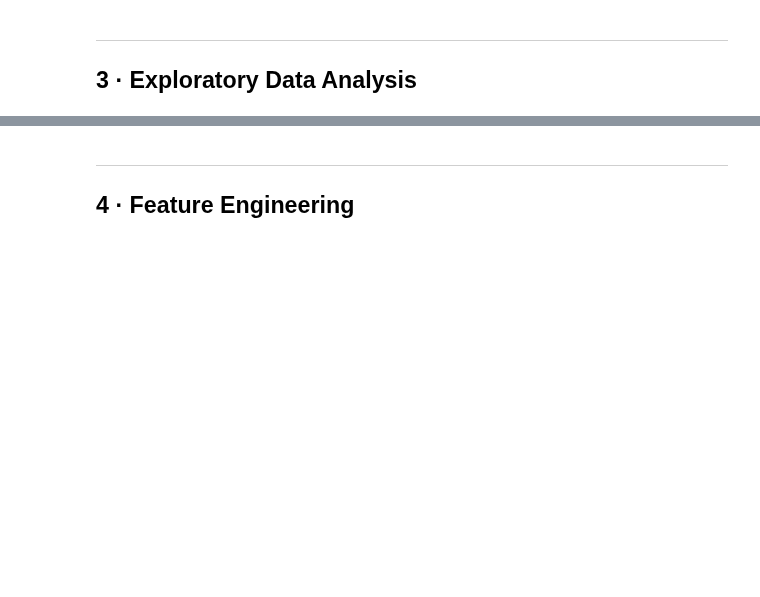
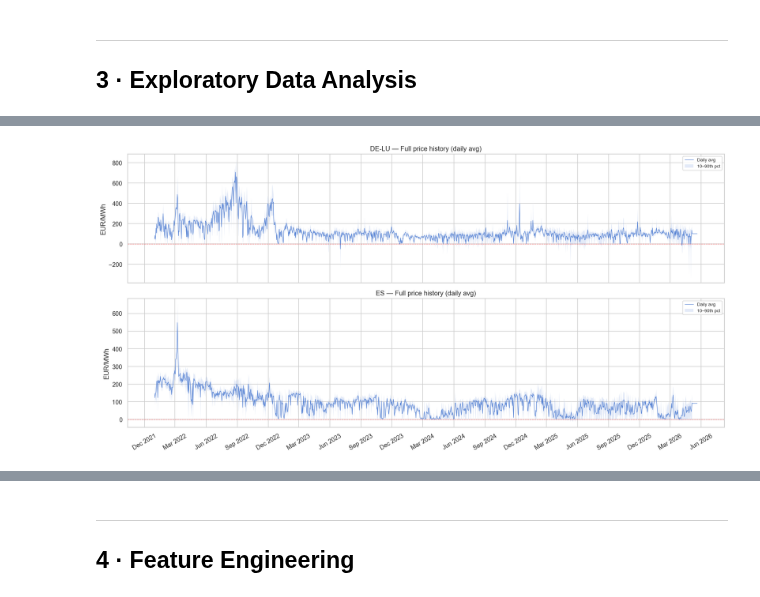
Before and after one commit to lturgut/electricity-forecast, a Jupyter notebook: model.ipynb, the cells around one changed output, grey strips where cells are left out. Saved outputs shown, nothing was run; the diff lists cells and outputs as text; code cells hidden in the pictures; blank space fills up the shorter version.

```diff
--- a/model.ipynb
+++ b/model.ipynb
@@ -211,45 +226,32 @@ print('\nAll data loaded.')
 ## 2 · Preprocessing
 # %%
 def compute_renewable_share(gen_df: pd.DataFrame) -> pd.Series:
-    """
-    renewable_share = (wind_onshore + wind_offshore + solar) / max(total, 1)
-    Falls back gracefully if column names vary.
-    """
     cols = gen_df.columns.tolist()
     wind_cols  = [c for c in cols if 'wind' in c]
-    solar_cols = [c for c in cols if 'solar' or 'photovoltaic' in c]
+    solar_cols = [c for c in cols if 'solar' in c or 'photovoltaic' in c]  # fixed: was always True
     total_cols = [c for c in cols if 'total' in c or 'load' in c]
 
     renew = gen_df[wind_cols + solar_cols].clip(lower=0).sum(axis=1)
     total = gen_df[total_cols].clip(lower=0).sum(axis=1) if total_cols else renew * 2
-    share = (renew / total.replace(0, np.nan)).fillna(method='ffill').clip(0, 1)
+    share = (renew / total.replace(0, np.nan)).ffill().clip(0, 1)  # fixed: ffill() not fillna(method=)
     return share.rename('renewable_share')
 
 
 def merge_zone(zone: str) -> pd.DataFrame:
-    """Merge price + weather (historical then forecast) + renewable_share."""
     prices  = raw[zone]['prices'].copy()
     gen     = raw[zone]['gen'].copy()
     wx_hist = raw[zone]['weather_hist'].copy()
     wx_fcst = raw[zone]['weather_fcst'].copy()
 
-    # Full weather = historical archive + near-real-time forecast
     wx = pd.concat([wx_hist, wx_fcst]).sort_index()
-    wx = wx[~wx.index.duplicated(keep='last')]   # forecast wins on overlap
+    wx = wx[~wx.index.duplicated(keep='last')]
 
-    # Renewable share
     rs = compute_renewable_share(gen)
 
     df = prices.join(wx, how='outer').join(rs, how='outer')
-
-    # Forward-fill small gaps (up to 3 h)
     df = df.resample('1h').asfreq()
     df = df.ffill(limit=3)
-
-    # Winsorize extreme prices (crisis spikes > 3000 → clip; negatives kept)
     df['price'] = df['price'].clip(lower=-500, upper=3000)
-
-    # Fill remaining NaNs with column medians (weather gaps in early data)
     df = df.fillna(df.median(numeric_only=True))
 
     print(f'{zone}: {len(df)} rows, {df.isna().sum().sum()} NaNs remaining')
@@ -335,0 +355,23 @@ for zone, df in merged.items():
+# %%
+# ── 1. Full price time series — spot regimes, crises, recovery ───────────────
+fig, axes = plt.subplots(2, 1, figsize=(16, 8), sharex=True)
+
+for ax, (zone, df) in zip(axes, merged.items()):
+    p = df['price'].resample('1D').mean()
+    ax.plot(p.index, p.values, lw=0.8, alpha=0.9, label='Daily avg')
+    ax.fill_between(p.index,
+                    df['price'].resample('1D').quantile(0.1),
+                    df['price'].resample('1D').quantile(0.9),
+                    alpha=0.15, label='10–90th pct')
+    ax.axhline(0, color='red', lw=0.8, ls='--', alpha=0.5)
+    ax.set_title(f'{zone} — Full price history (daily avg)')
+    ax.set_ylabel('EUR/MWh')
+    ax.legend(fontsize=8)
+
+axes[-1].xaxis.set_major_formatter(mdates.DateFormatter('%b %Y'))
+axes[-1].xaxis.set_major_locator(mdates.MonthLocator(interval=3))
+plt.xticks(rotation=30)
+plt.tight_layout()
+plt.show()
+# %% [output]
+[figure, added]
```
Also changed, not shown: parts of 30 cells of this notebook, 1 other file.
